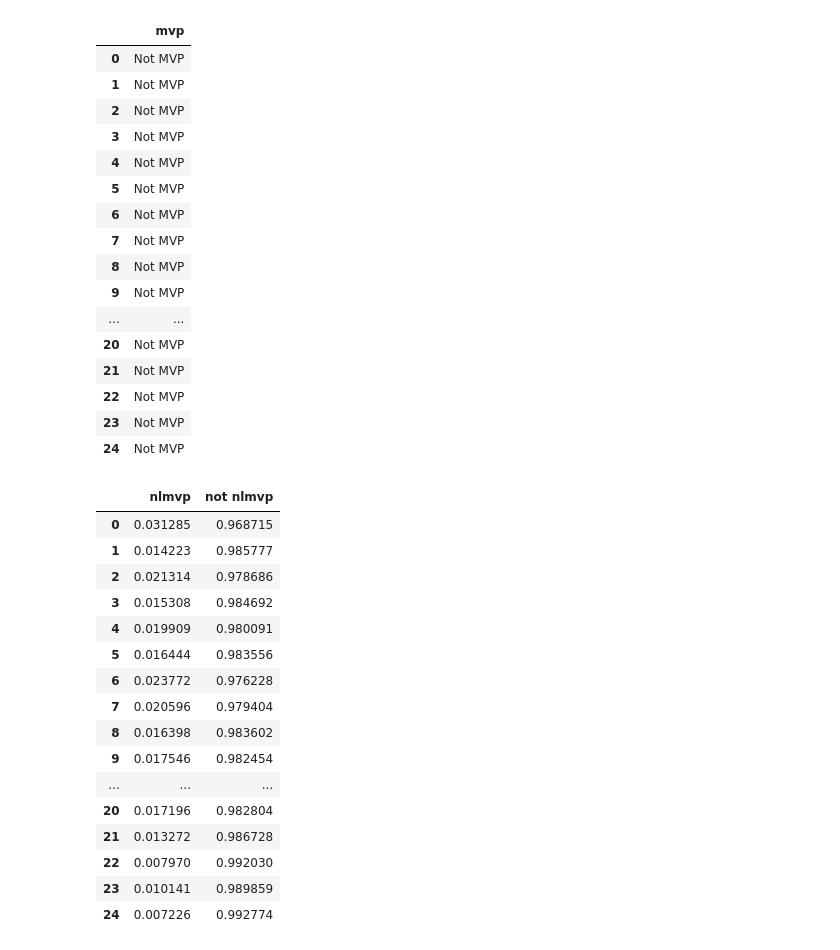
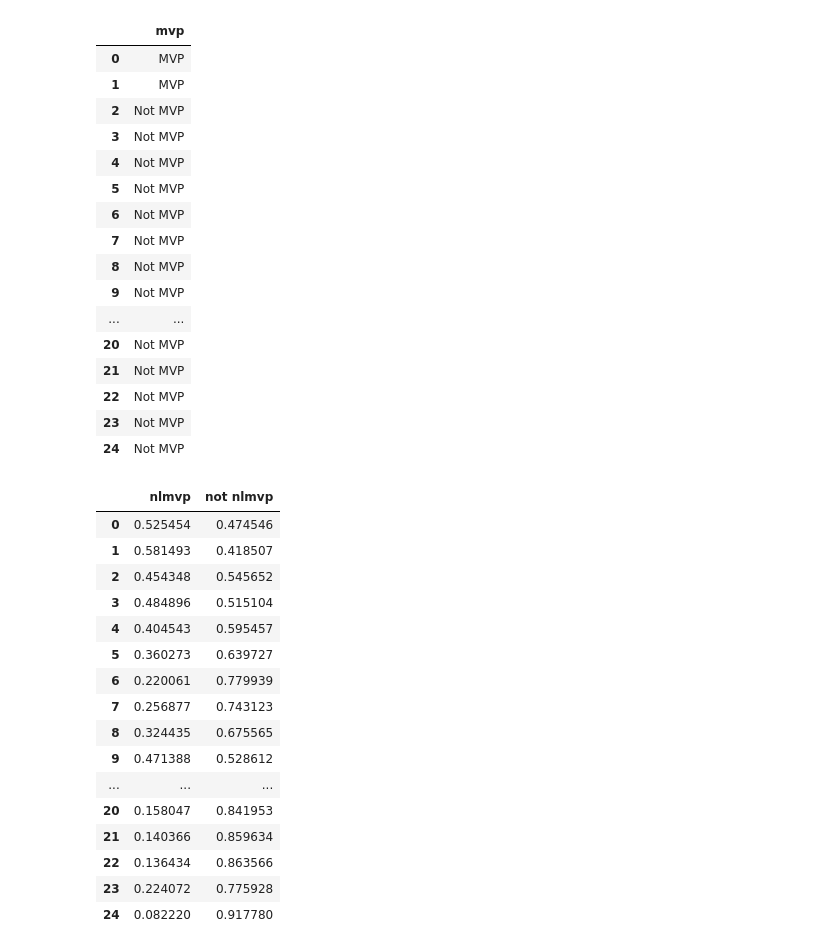
Before and after one commit to jblackledge/Baseball-MVP-Predictor, a Jupyter notebook: LogisticRegression/MLB MVP Predictor - Logistic Regression.ipynb, the cells around one changed output. Saved outputs shown, nothing was run; the diff lists cells and outputs as text; code cells hidden in the pictures.

Commit message:
Updated models to include pre-processing step to balance input and output data, in order to improve model's prediction capabilities

```diff
--- a/LogisticRegression/MLB MVP Predictor - Logistic Regression.ipynb
+++ b/LogisticRegression/MLB MVP Predictor - Logistic Regression.ipynb
@@ -20,11 +20,13 @@ except FileNotFoundError:
     y = namelessPlayerData["mvp"]
 
     #split our data into training and testing sets, using 80% for training and 20% for testing
-    X_train, X_test, y_train, y_test = train_test_split(X, y, test_size=0.2)
+#     X_train, X_test, y_train, y_test = train_test_split(X, y, test_size=0.2)
+    X_train, X_test, y_train, y_test = train_test_split(X, y, test_size=0.2, stratify=y, random_state=42)
+
 
     #create, train, and save the model
-    model = LogisticRegression()
-    #model = LogisticRegression(class_weight="balanced")
+#     model = LogisticRegression()
+    model = LogisticRegression(class_weight="balanced")
     model.fit(X_train, y_train)
     joblib.dump(model, "mvp_predictor_logisticregression_model.joblib")
 
@@ -135,18 +114,18 @@ alPredictionData
 # %%
 #read and process our NL data, then make predictions
-nlPredictionData = pd.read_csv("MLBStatScraper_20210905_national_ops_2021.csv")
+nlPredictionData = pd.read_csv("MLBStatScraper_20211004_national_ops_2021.csv")
 namelessNLData = nlPredictionData.drop(columns=["player name"])
 nlPredictions = model.predict(namelessNLData)
 
 #create a dataframe to easier visualize our NL predictions
 nlPredictionsArray = np.array(nlPredictions)
 nlPredictionsDf = pd.DataFrame(nlPredictionsArray)
 nlPredictionsDf.columns = ["mvp"]
 nlPredictionsDf
 # %% [output]
 |  | mvp |
-| 0 | Not MVP |
-| 1 | Not MVP |
+| 0 | MVP |
+| 1 | MVP |
 | 2 | Not MVP |
 | 3 | Not MVP |
 | 4 | Not MVP |
@@ -170,22 +149,22 @@ nlProbabilitiesDf.columns = ["nlmvp", "not nlmvp"]
 nlProbabilitiesDf
 # %% [output]
 |  | nlmvp | not nlmvp |
-| 0 | 0.031285 | 0.968715 |
-| 1 | 0.014223 | 0.985777 |
-| 2 | 0.021314 | 0.978686 |
-| 3 | 0.015308 | 0.984692 |
-| 4 | 0.019909 | 0.980091 |
-| 5 | 0.016444 | 0.983556 |
-| 6 | 0.023772 | 0.976228 |
-| 7 | 0.020596 | 0.979404 |
-| 8 | 0.016398 | 0.983602 |
-| 9 | 0.017546 | 0.982454 |
+| 0 | 0.525454 | 0.474546 |
+| 1 | 0.581493 | 0.418507 |
+| 2 | 0.454348 | 0.545652 |
+| 3 | 0.484896 | 0.515104 |
+| 4 | 0.404543 | 0.595457 |
+| 5 | 0.360273 | 0.639727 |
+| 6 | 0.220061 | 0.779939 |
+| 7 | 0.256877 | 0.743123 |
+| 8 | 0.324435 | 0.675565 |
+| 9 | 0.471388 | 0.528612 |
 | ... | ... | ... |
-| 20 | 0.017196 | 0.982804 |
-| 21 | 0.013272 | 0.986728 |
-| 22 | 0.007970 | 0.992030 |
-| 23 | 0.010141 | 0.989859 |
-| 24 | 0.007226 | 0.992774 |
+| 20 | 0.158047 | 0.841953 |
+| 21 | 0.140366 | 0.859634 |
+| 22 | 0.136434 | 0.863566 |
+| 23 | 0.224072 | 0.775928 |
+| 24 | 0.082220 | 0.917780 |
 # %%
 nlPredictionData
 # %% [output]
```
Also changed, not shown: parts of 6 cells of this notebook, 10 other files.
